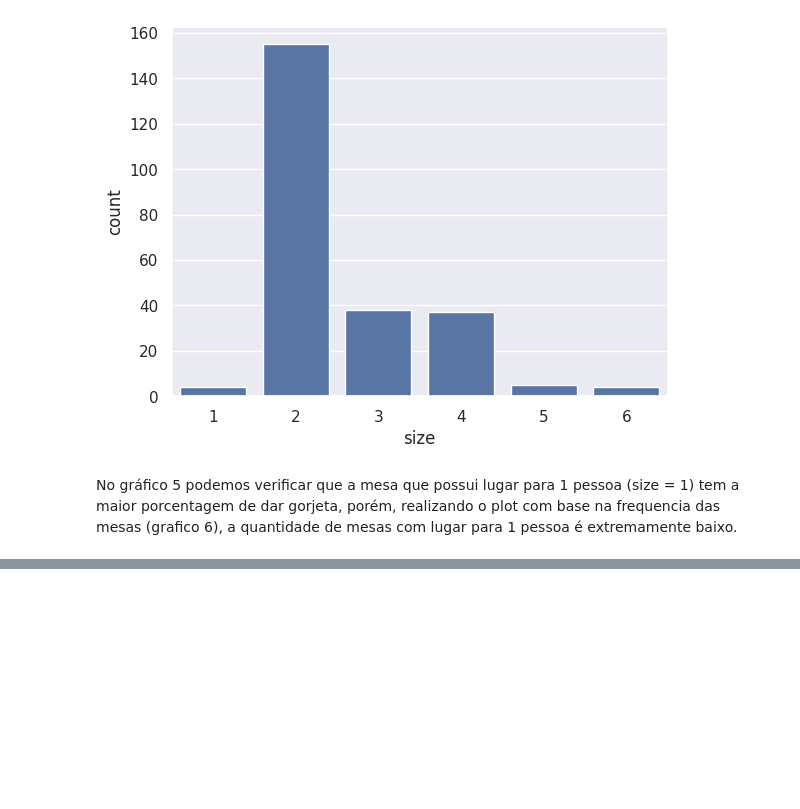
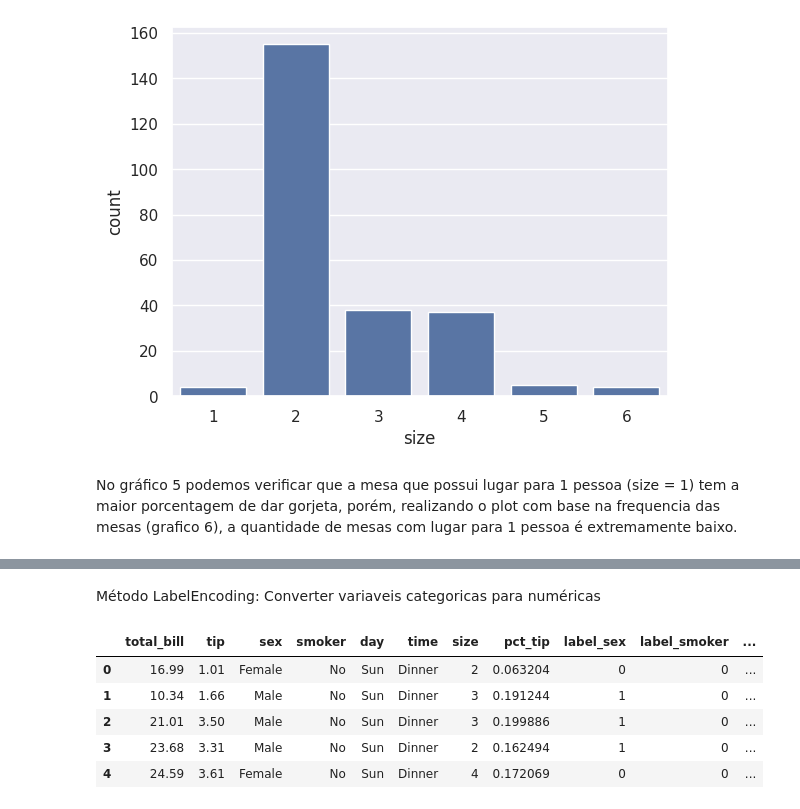
Before and after one commit to brunodleite/arvores_redes_ensemble_models_3, a Jupyter notebook: script.ipynb, the cells around one changed output, grey strips where cells are left out. Drawn from its saved outputs; the diff is of its cells as text; code cells hidden in the pictures; blank space fills up the shorter version.

```diff
--- a/script.ipynb
+++ b/script.ipynb
@@ -96,0 +97,19 @@ df.head()
+# %% [markdown]
+Método LabelEncoding: Converter variaveis categoricas para numéricas
+# %%
+from sklearn.preprocessing import LabelEncoder
+
+def label_encoding(df, col):
+    # Creating a instance of label Encoder.
+    le = LabelEncoder()
+
+    # Using .fit_transform function to fit label
+    # encoder and return encoded label
+    label = le.fit_transform(df[col])
+
+    return label
+# %%
+label_sex = label_encoding(df_copy, "sex")
+label_smoker = label_encoding(df_copy, "smoker")
+label_day = label_encoding(df_copy, "day")
+label_time = label_encoding(df_copy, "time")
@@ -96,0 +121,9 @@ df.head()
+# %%
+df_copy.head()
+# %% [output]
+|  | total_bill | tip | sex | smoker | day | time | size | pct_tip | label_sex | label_smoker | ... |
+| 0 | 16.99 | 1.01 | Female | No | Sun | Dinner | 2 | 0.063204 | 0 | 0 | ... |
+| 1 | 10.34 | 1.66 | Male | No | Sun | Dinner | 3 | 0.191244 | 1 | 0 | ... |
+| 2 | 21.01 | 3.50 | Male | No | Sun | Dinner | 3 | 0.199886 | 1 | 0 | ... |
+| 3 | 23.68 | 3.31 | Male | No | Sun | Dinner | 2 | 0.162494 | 1 | 0 | ... |
+| 4 | 24.59 | 3.61 | Female | No | Sun | Dinner | 4 | 0.172069 | 0 | 0 | ... |
```
Also changed, not shown: parts of 11 cells of this notebook, 3 other files.
